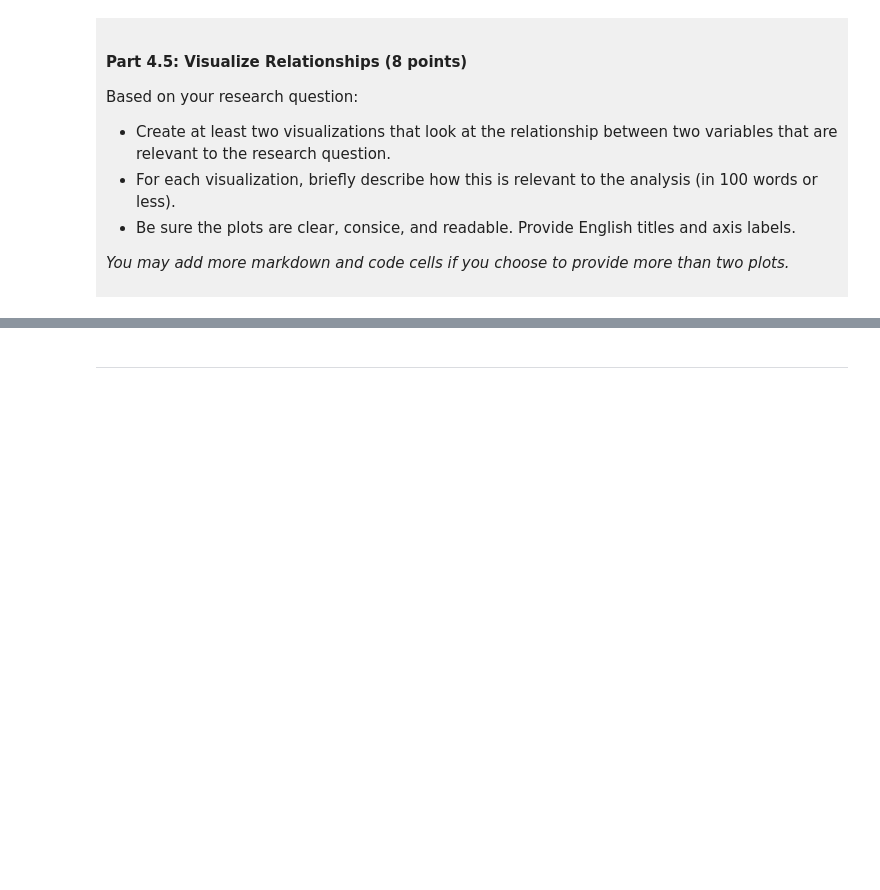
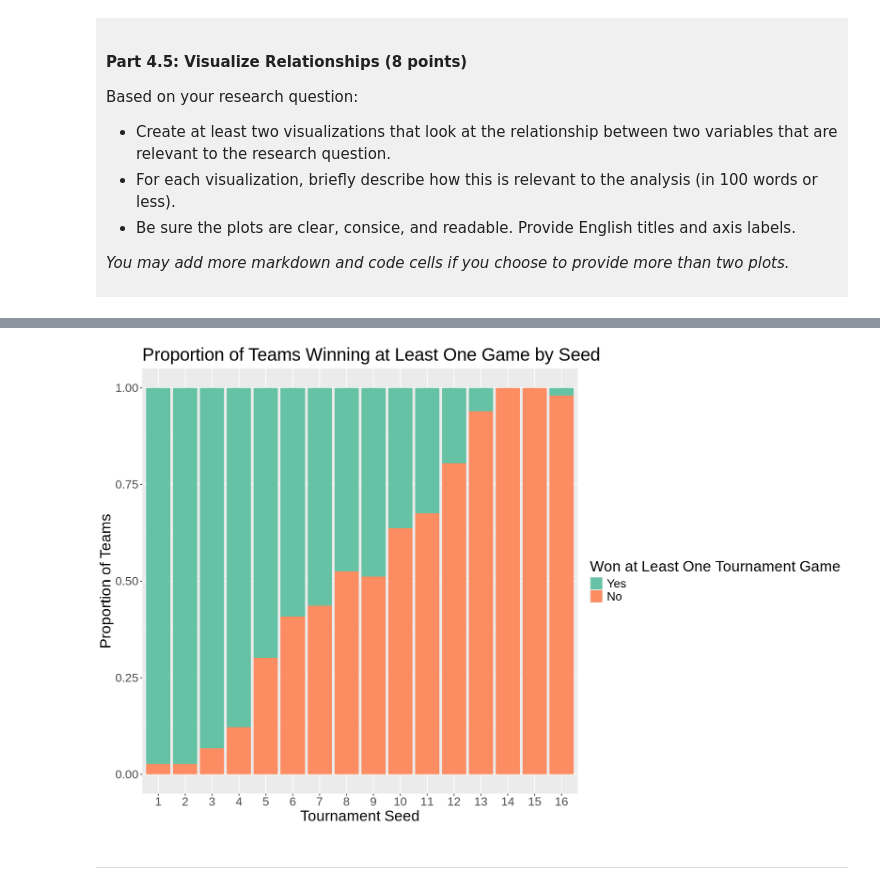
Before and after one commit to kevinzhu11111/dsci-100-project-kevin-zhu, a Jupyter notebook: dsci-100-project-notebook.ipynb, the cells around one changed output, grey strips where cells are left out. Cells and saved outputs as stored; diff of their text form; code cells hidden in the pictures; blank space fills up the shorter version.

```diff
--- a/dsci-100-project-notebook.ipynb
+++ b/dsci-100-project-notebook.ipynb
@@ -328,5 +441,26 @@ Visualization 2: %%% EDIT THIS MARKDOWN CELL%%%
 # %%
-### EDIT THIS CODE CELL FOR VISUALIZATION 2###
+# Set the height and width of the plot
+options(repr.plot.height = 9, repr.plot.width = 14)
+
+seed_win_prop <- ggplot(basketball_tidy, aes(x = as.factor(seed), fill = won_tourney_game)) +
+    # Display the proportion of teams in each tournament outcome category for each seed
+    geom_bar(stat = "count", position = "fill") +
+    # Add a title and labels for the axes and fill categories
+    labs(
+        x = "Tournament Seed",
+        y = "Proportion of Teams",
+        fill = "Won at Least One Tournament Game",
+        title = "Proportion of Teams Winning at Least One Game by Seed"
+    ) +
+    # Increase the text size for readability
+    theme(text = element_text(size = 20)) +
+    # Apply the Set2 colour palette to distinguish the outcome categories and make it colorblind friendly
+    scale_fill_brewer(palette = "Set2")
+
+# Display the proportional bar chart
+seed_win_prop
+# %% [output]
+[figure, added]
 # %% [markdown]
 ------
 # %% [markdown]
```
Also changed, not shown: parts of 11 cells of this notebook.
